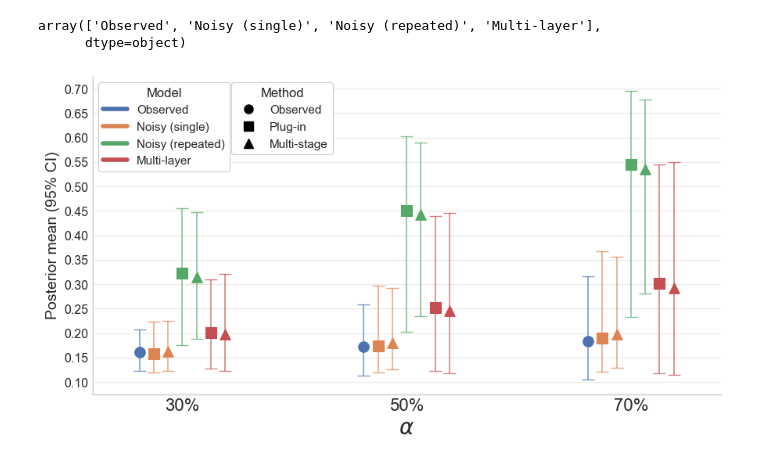
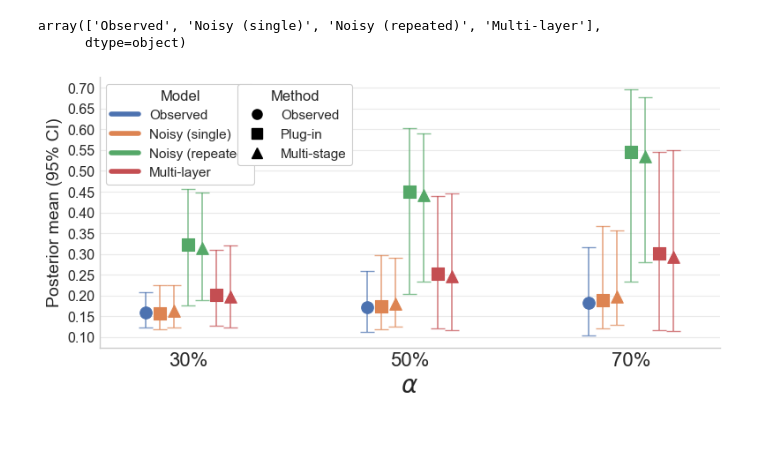
Before and after one commit to barwein/BayesProxyNets, a Jupyter notebook: Data/Palluck_et_al/plot_data_results.ipynb, the cells around one changed output. Drawn from its saved outputs; the diff is of its cells as text; code cells hidden in the pictures; blank space fills up the shorter version.

```diff
--- a/Data/Palluck_et_al/plot_data_results.ipynb
+++ b/Data/Palluck_et_al/plot_data_results.ipynb
@@ -11,7 +11,8 @@ sns.set_style("whitegrid")
 sns.set_context("paper", font_scale=1.3)
 # %%
 # Read the CSV data
-df = pd.read_csv('palluck_et_al_analysis_results.csv')
+# df = pd.read_csv('palluck_et_al_analysis_results.csv')
+df = pd.read_csv('Data/Palluck_et_al/palluck_et_al_analysis_results.csv')
 df
 # %% [output]
 |  | post_mean | post_median | post_std | q025 | q975 | estimand | model | method |
@@ -44,7 +45,8 @@ array(['Observed', 'Noisy (single)', 'Noisy (repeated)', 'Multi-layer'],
 estimand_order = ['stoch_30', 'stoch_50', 'stoch_70']
 
 # Set up the plot
-fig, ax = plt.subplots(figsize=(9, 5))
+# fig, ax = plt.subplots(figsize=(9, 5))
+fig, ax = plt.subplots(figsize=(8, 4))
 
 # Color palette for models
 # models = df['model'].unique()
@@ -122,32 +124,33 @@ model_legend = [Line2D([0], [0], color=color, lw=4, label=model)
                 for model, color in color_dict.items()]
 method_legend = [Line2D([0], [0], color='black', marker=marker, linestyle='None',
                         markersize=8, label=method)
                  for method, marker in marker_dict.items()]
 
 # Add legends to the plot
 model_leg = ax.legend(handles=model_legend, title='Model', loc='upper left',
                       bbox_to_anchor=(0, 1), fontsize=11, title_fontsize=12,
                       frameon=True, fancybox=True, framealpha=1)
 
 # Add the method legend next to the model legend
 ax.add_artist(model_leg)  # Ensure the model legend is not overwritten
 ax.legend(handles=method_legend, title='Method', loc='upper left',
           bbox_to_anchor=(0.212, 1), fontsize=11, title_fontsize=12,
           frameon=True, fancybox=True, framealpha=1)
 
 # Remove top and right spines
 sns.despine()
 
 # Adjust layout
 plt.tight_layout()
 
 plt.rcParams['grid.alpha'] = 0.4
 ax.xaxis.grid(False)
 
 # Save the figure
-plt.savefig('palluck_analysis_results.png', dpi=1000, bbox_inches='tight')
+# plt.savefig('palluck_analysis_results.png', dpi=1000, bbox_inches='tight')
+plt.savefig('palluck_analysis_results.png', dpi=100, bbox_inches='tight')
 
 # Display the plot
 plt.show()
 # %% [output]
-[figure, old version]
+[figure, new version]
```
Also changed, not shown: parts of 1 cell of this notebook, 16 other files.
